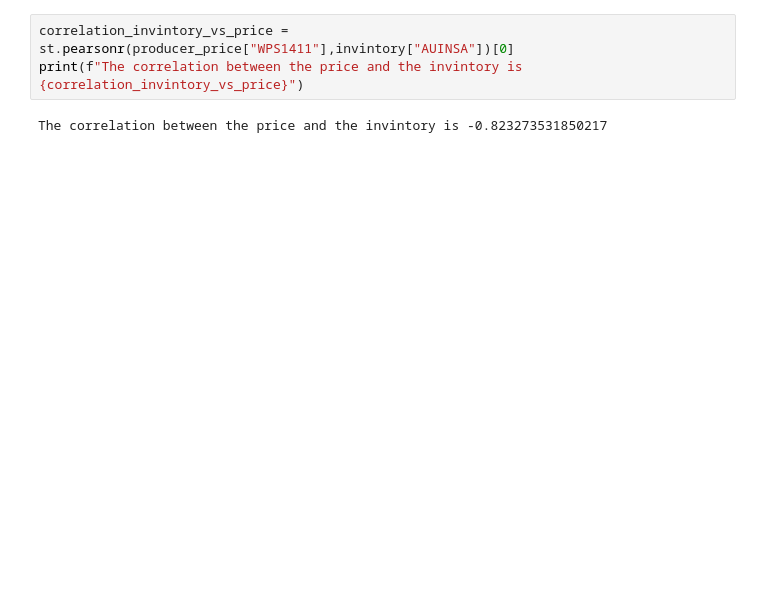
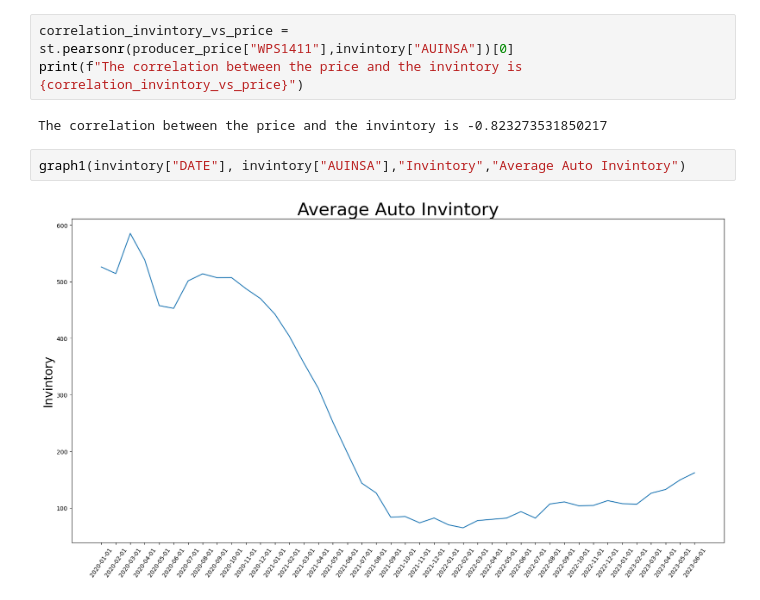
Before and after one commit to T800-101A/Impact_Vehicule_COVID-19, a Jupyter notebook: Graphs(Dustin).ipynb, the cells around one changed output. Cells and saved outputs as stored; diff of their text form; blank space fills up the shorter version.

```diff
--- a/Graphs(Dustin).ipynb
+++ b/Graphs(Dustin).ipynb
@@ -54,3 +65,7 @@ correlation_invintory_vs_price = st.pearsonr(producer_price["WPS1411"],invintory
 print(f"The correlation between the price and the invintory is {correlation_invintory_vs_price}")
 # %% [output]
 The correlation between the price and the invintory is -0.823273531850217
+# %%
+graph1(invintory["DATE"], invintory["AUINSA"],"Invintory","Average Auto Invintory")
+# %% [output]
+[figure, added]
```
Also changed, not shown: parts of 5 cells of this notebook.
